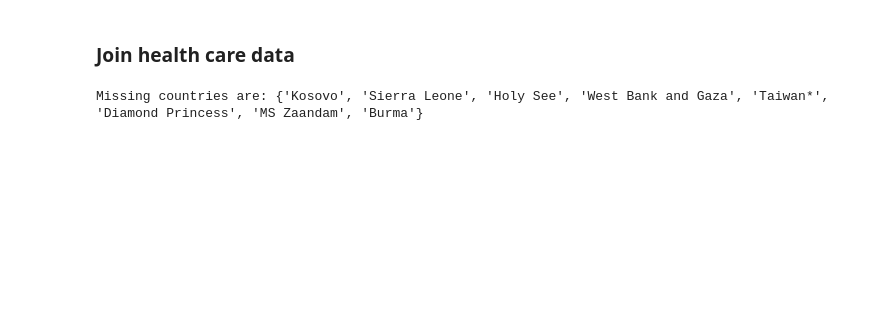
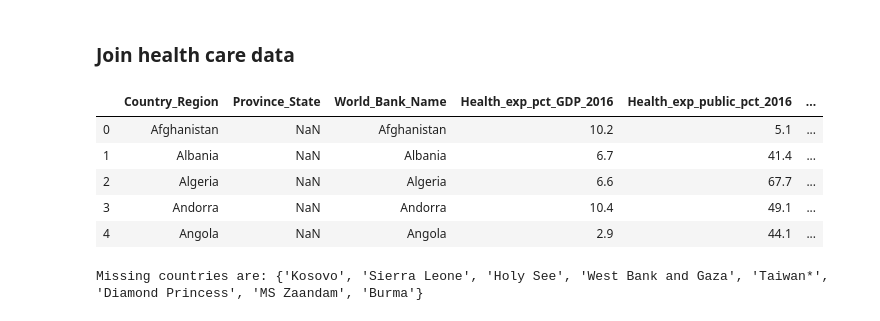
Before and after one commit to yassine-mhedhbi/Covid19, a Jupyter notebook: eda.ipynb, the cells around one changed output. Saved outputs shown, nothing was run; the diff lists cells and outputs as text; code cells hidden in the pictures; blank space fills up the shorter version.

```diff
--- a/eda.ipynb
+++ b/eda.ipynb
@@ -188,6 +207,15 @@ data['Density'] = data['Country_Region'].apply(lambda c: float(rec['density']))
 ### Join health care data
 # %%
 health_care = pd.read_csv(path+'../2.12_Health_systems.csv')
+# %%
+health_care.head()
+# %% [output]
+|  | Country_Region | Province_State | World_Bank_Name | Health_exp_pct_GDP_2016 | Health_exp_public_pct_2016 | ... |
+| 0 | Afghanistan | NaN | Afghanistan | 10.2 | 5.1 | ... |
+| 1 | Albania | NaN | Albania | 6.7 | 41.4 | ... |
+| 2 | Algeria | NaN | Algeria | 6.6 | 67.7 | ... |
+| 3 | Andorra | NaN | Andorra | 10.4 | 49.1 | ... |
+| 4 | Angola | NaN | Angola | 2.9 | 44.1 | ... |
 # %%
 missing_countries = set(data['Country_Region']) - set(health_care['Country_Region'])
 print ("Missing countries are: {}".format(missing_countries))
```
Also changed, not shown: parts of 18 cells of this notebook, 2 other files.
